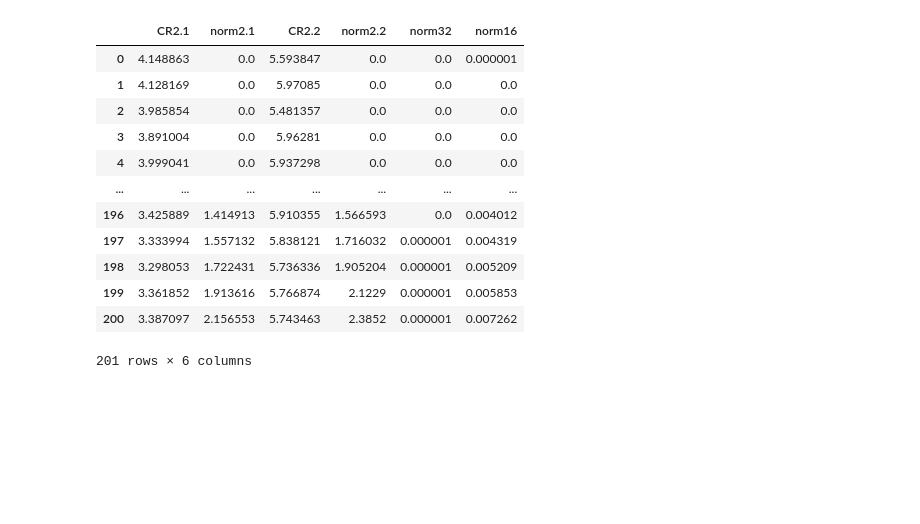
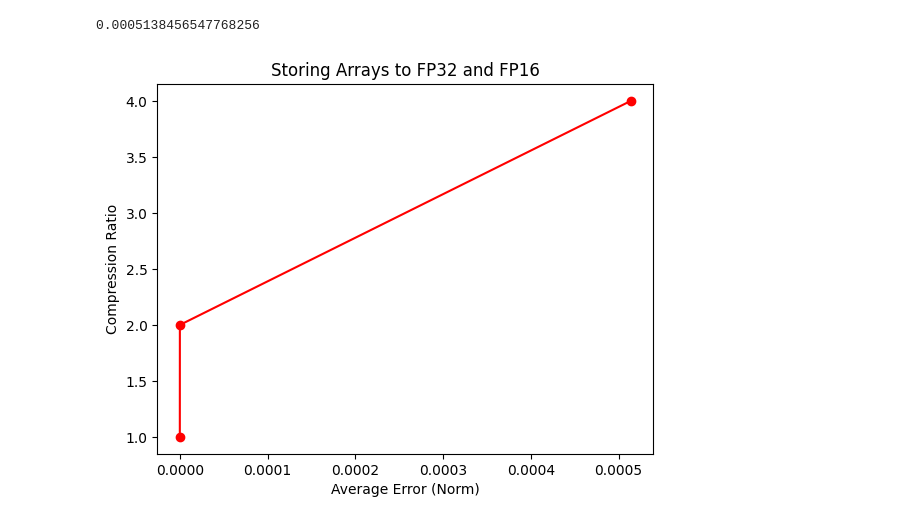
Before and after one commit to sarthaag/data-compression, a Jupyter notebook: analysis2_combined.ipynb, the cells around one changed output. Drawn from its saved outputs; the diff is of its cells as text; code cells hidden in the pictures; blank space fills up the shorter version.

Commit message:
Complete combined analysis

```diff
--- a/analysis2_combined.ipynb
+++ b/analysis2_combined.ipynb
@@ -3,22 +4,28 @@ import pandas as pd
 # %%
+# Import all data and combine them together
 df1 = pd.read_pickle("analysis2.1.pkl")
 df2 = pd.read_pickle("analysis2.2.pkl")
 df3 = pd.read_pickle("analysis2.3.pkl")
 
-newdf = pd.concat([df1, df2, df3], axis=1)
+df = pd.concat([df1, df2, df3], axis=1)
+
+# Compute the avgs of norm32 and norm16
+avg32 = df['norm32'].mean()
+avg16 = df['norm16'].mean()
+
+# Create X and Y lists to use for pyplot
+X = [0, avg32, avg16]
+Y = [1, 2, 4]
+# %% [output]
+0.0005138456547768256
-# %%
-newdf
-# %% [output]
-|  | CR2.1 | norm2.1 | CR2.2 | norm2.2 | norm32 | norm16 |
-| 0 | 4.148863 | 0.0 | 5.593847 | 0.0 | 0.0 | 0.000001 |
-| 1 | 4.128169 | 0.0 | 5.97085 | 0.0 | 0.0 | 0.0 |
-| 2 | 3.985854 | 0.0 | 5.481357 | 0.0 | 0.0 | 0.0 |
-| 3 | 3.891004 | 0.0 | 5.96281 | 0.0 | 0.0 | 0.0 |
-| 4 | 3.999041 | 0.0 | 5.937298 | 0.0 | 0.0 | 0.0 |
-| ... | ... | ... | ... | ... | ... | ... |
-| 196 | 3.425889 | 1.414913 | 5.910355 | 1.566593 | 0.0 | 0.004012 |
-| 197 | 3.333994 | 1.557132 | 5.838121 | 1.716032 | 0.000001 | 0.004319 |
-| 198 | 3.298053 | 1.722431 | 5.736336 | 1.905204 | 0.000001 | 0.005209 |
-| 199 | 3.361852 | 1.913616 | 5.766874 | 2.1229 | 0.000001 | 0.005853 |
-| 200 | 3.387097 | 2.156553 | 5.743463 | 2.3852 | 0.000001 | 0.007262 |
-201 rows × 6 columns
+# %%
+# Analysis 2.3
+
+plt.scatter(X, Y, color='red')
+plt.plot(X, Y, color='red')
+plt.xlabel("Average Error (Norm)")
+plt.ylabel("Compression Ratio")
+plt.title("Storing Arrays to FP32 and FP16")
+plt.show()
+# %% [output]
+[figure, added]
```
Also changed, not shown: parts of 5 cells of this notebook.
